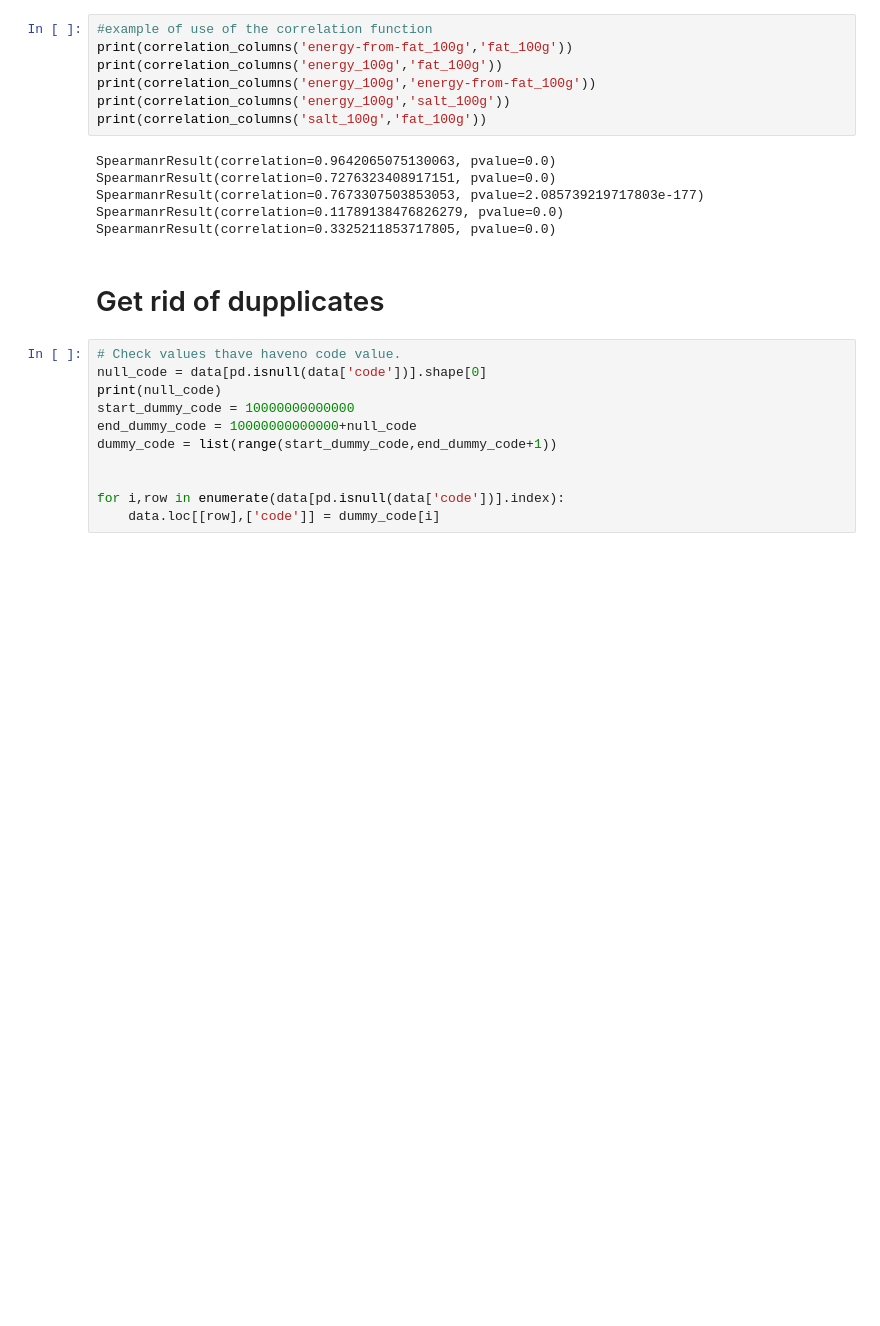
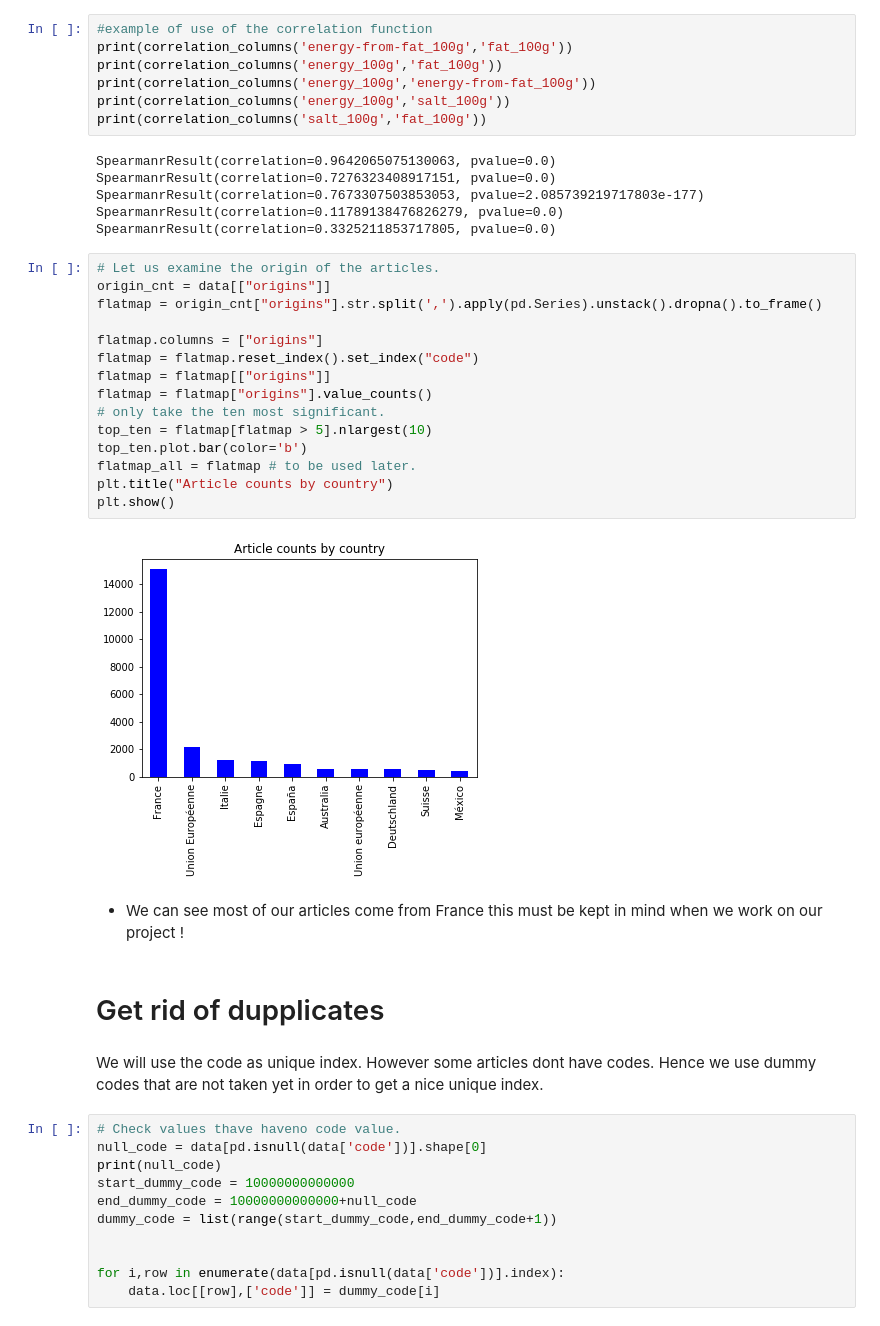
Before and after one commit to lanzrein/ada_project, a Jupyter notebook: Milestone2.ipynb, the cells around one changed output. Saved outputs shown, nothing was run; the diff lists cells and outputs as text; blank space fills up the shorter version.

```diff
--- a/Milestone2.ipynb
+++ b/Milestone2.ipynb
@@ -49,8 +57,29 @@ SpearmanrResult(correlation=0.7276323408917151, pvalue=0.0)
 SpearmanrResult(correlation=0.7673307503853053, pvalue=2.085739219717803e-177)
 SpearmanrResult(correlation=0.11789138476826279, pvalue=0.0)
 SpearmanrResult(correlation=0.3325211853717805, pvalue=0.0)
+# %%
+# Let us examine the origin of the articles.
+origin_cnt = data[["origins"]]
+flatmap = origin_cnt["origins"].str.split(',').apply(pd.Series).unstack().dropna().to_frame()
+
+flatmap.columns = ["origins"]
+flatmap = flatmap.reset_index().set_index("code")
+flatmap = flatmap[["origins"]]
+flatmap = flatmap["origins"].value_counts()
+# only take the ten most significant.
+top_ten = flatmap[flatmap > 5].nlargest(10)
+top_ten.plot.bar(color='b')
+flatmap_all = flatmap # to be used later.
+plt.title("Article counts by country")
+plt.show()
+# %% [output]
+[figure, added]
+# %% [markdown]
+- We can see most of our articles come from France this must be kept in mind when we work on our project !
 # %% [markdown]
 # Get rid of dupplicates
+# %% [markdown]
+<p> We will use the code as unique index. However some articles dont have codes. Hence we use dummy codes that are not taken yet in order to get a nice unique index. </p>
 # %%
 # Check values thave haveno code value.
 null_code = data[pd.isnull(data['code'])].shape[0]
```
Also changed, not shown: parts of 31 cells of this notebook, 1 other file.
